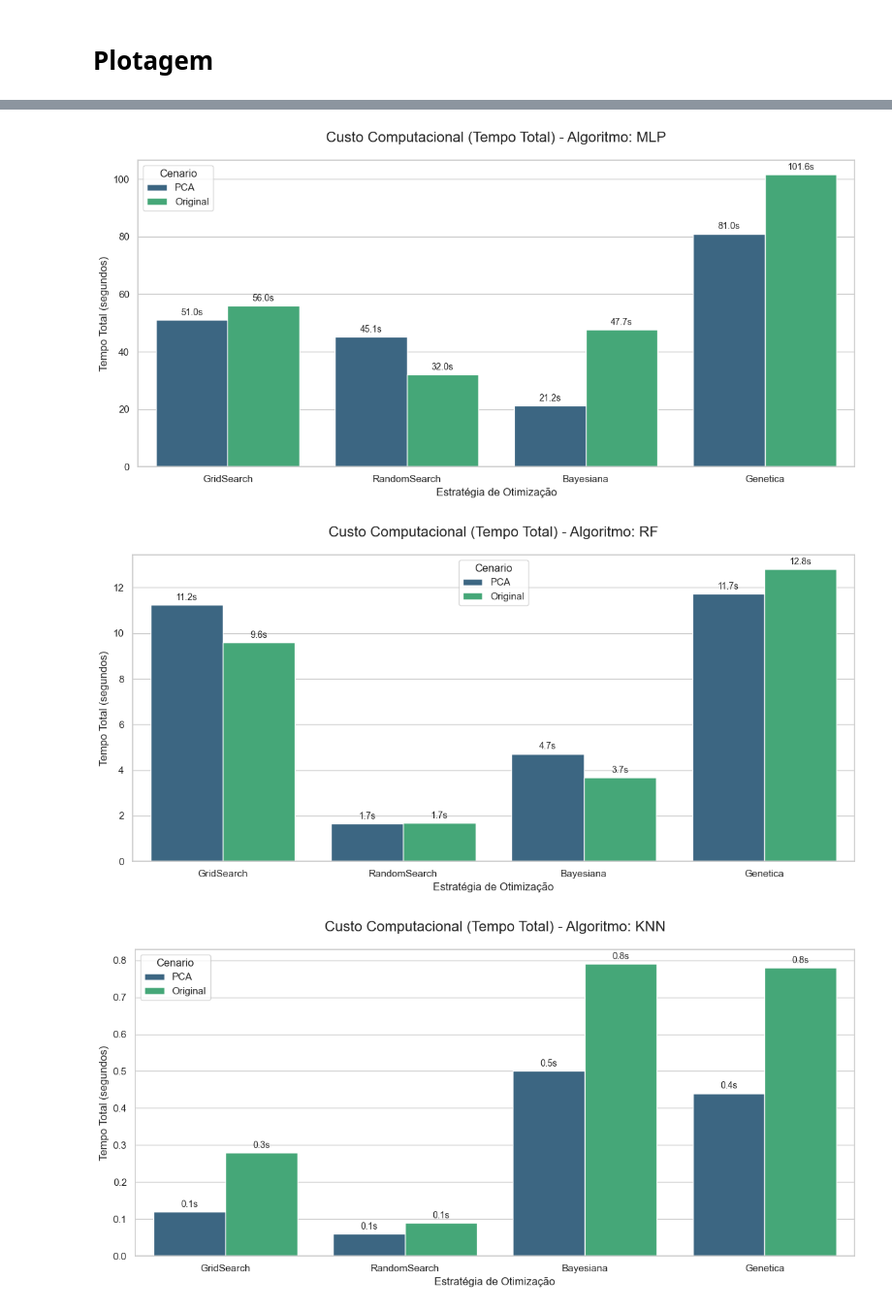
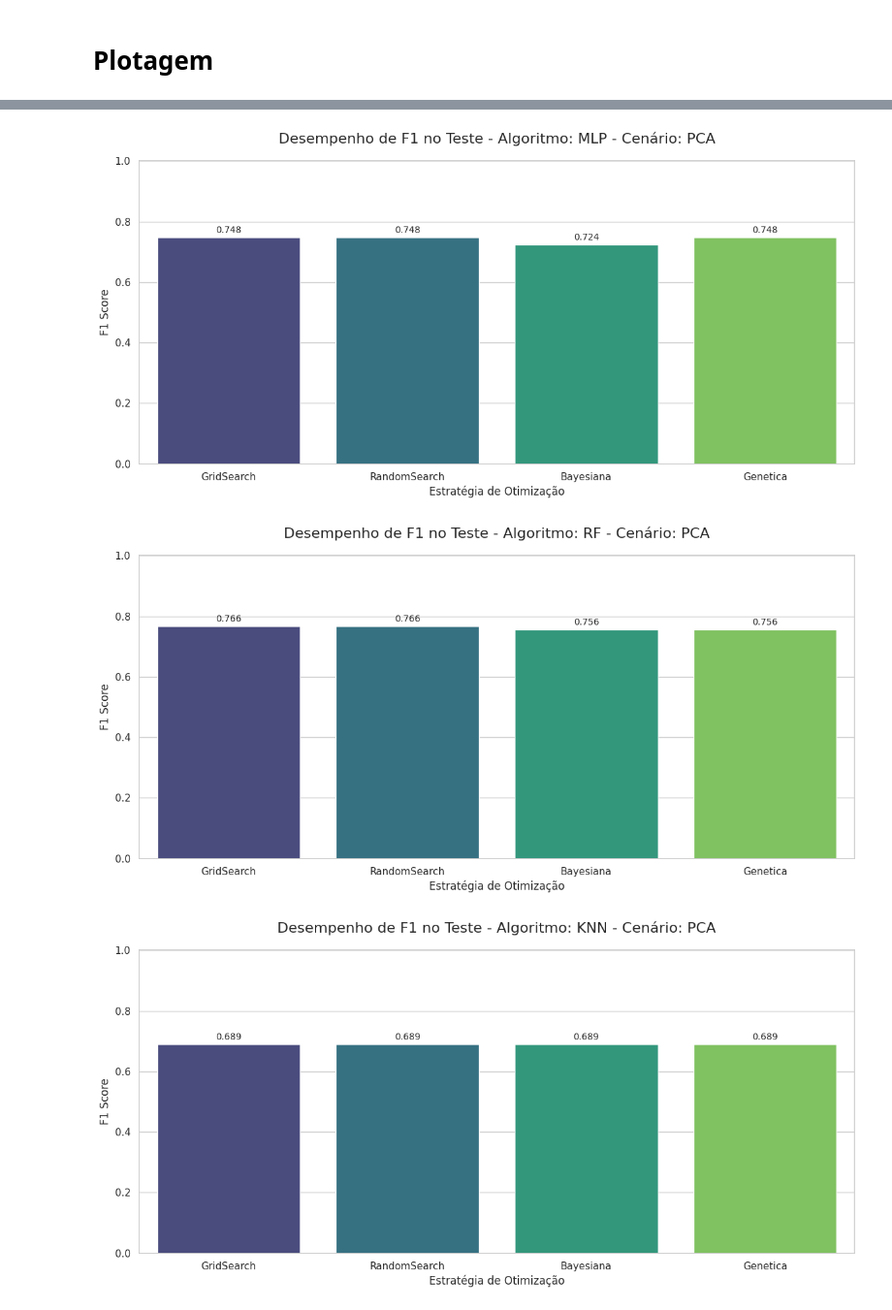
Before and after one commit to KauaHenSilva/Trabalho_Topicos_10, a Jupyter notebook: main.ipynb, the cells around one changed output, grey strips where cells are left out. Shown at 97% size. Cells and saved outputs as stored; diff of their text form; code cells hidden in the pictures.

```diff
--- a/main.ipynb
+++ b/main.ipynb
@@ -333,25 +340,29 @@ for algoritmo in df_resultados_resumo['Algoritmo'].unique():
 # %%
-for algoritmo in df_resultados_resumo['Algoritmo'].unique():
-    plt.figure(figsize=(12, 6))
-    df_plot = df_resultados_resumo[df_resultados_resumo['Algoritmo'] == algoritmo]
+for categoria in df_resultados_resumo['Cenario'].unique():
+    df_cenario = df_resultados_resumo[df_resultados_resumo['Cenario'] == categoria]
 
-    ax = sns.barplot(
-        data=df_plot,
-        x="Otimizador",
-        y="Tempo_Total_s",
-        hue="Cenario", # Certifique-se que essa coluna existe no seu DF de resumo
-        palette="viridis"
-    )
+    for algoritmo in df_resultados_resumo['Algoritmo'].unique():
+        plt.figure(figsize=(12, 6))
+        df_plot = df_cenario[df_cenario['Algoritmo'] == algoritmo]
 
-    for container in ax.containers:
-        ax.bar_label(container, fmt='%.1fs', padding=3, fontsize=10)
+        ax = sns.barplot(
+            data=df_plot,
+            x="Otimizador",
+            y="TEST_F1",
+            hue="Otimizador",
+            palette="viridis"
+        )
 
-    plt.title(f"Custo Computacional (Tempo Total) - Algoritmo: {algoritmo}", fontsize=16, pad=20)
-    plt.ylabel("Tempo Total (segundos)")
-    plt.xlabel("Estratégia de Otimização")
-    plt.tight_layout()
-    plt.show()
+        for container in ax.containers:
+            ax.bar_label(container, fmt='%.3f', padding=3, fontsize=10)
+
+        plt.title(f"Desempenho de F1 no Teste - Algoritmo: {algoritmo} - Cenário: {categoria}", fontsize=16, pad=20)
+        plt.ylabel("F1 Score")
+        plt.xlabel("Estratégia de Otimização")
+        plt.ylim(0, 1)
+        plt.tight_layout()
+        plt.show()
 # %% [output]
-[figure, old version]
+[figure, new version]
-[figure, old version]
+[figure, new version]
-[figure, old version]
+[figure, new version]
```
Also changed, not shown: parts of 2 cells of this notebook.
